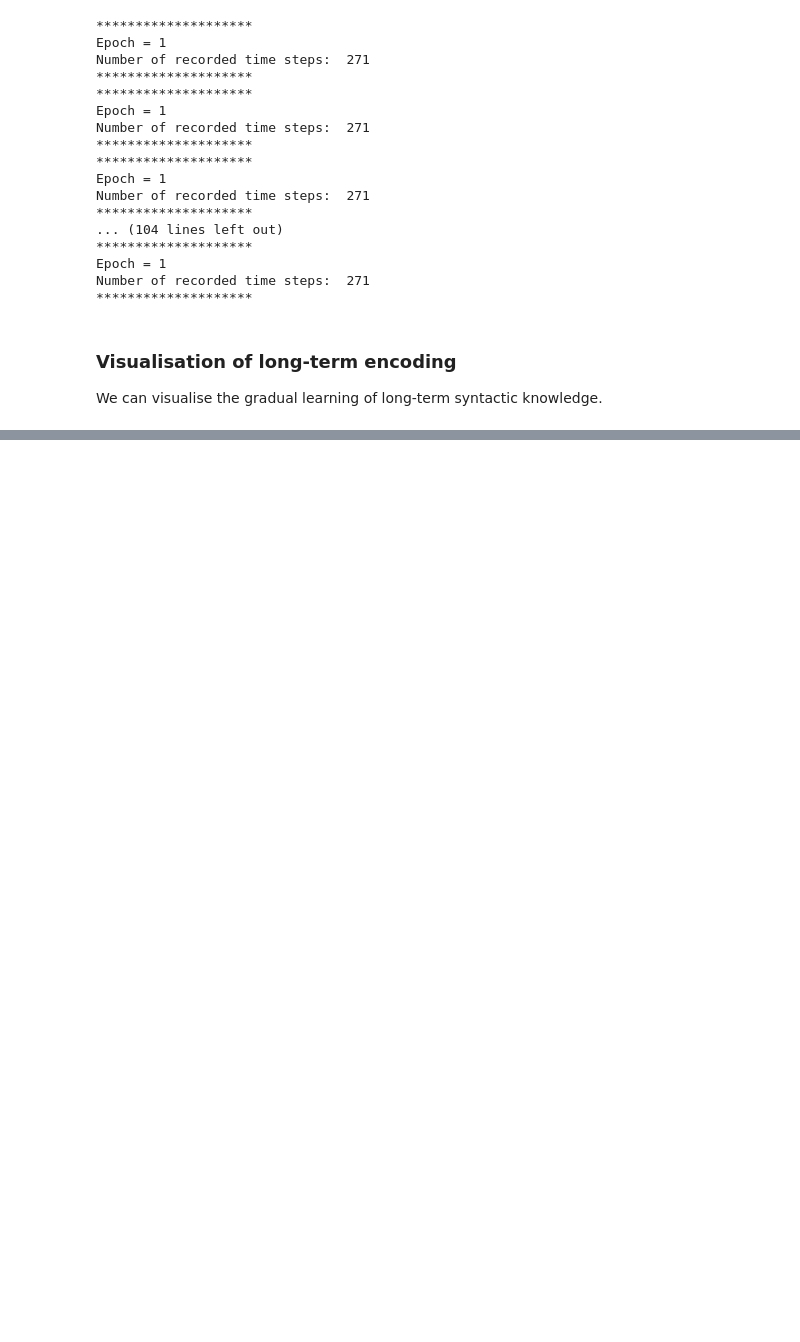
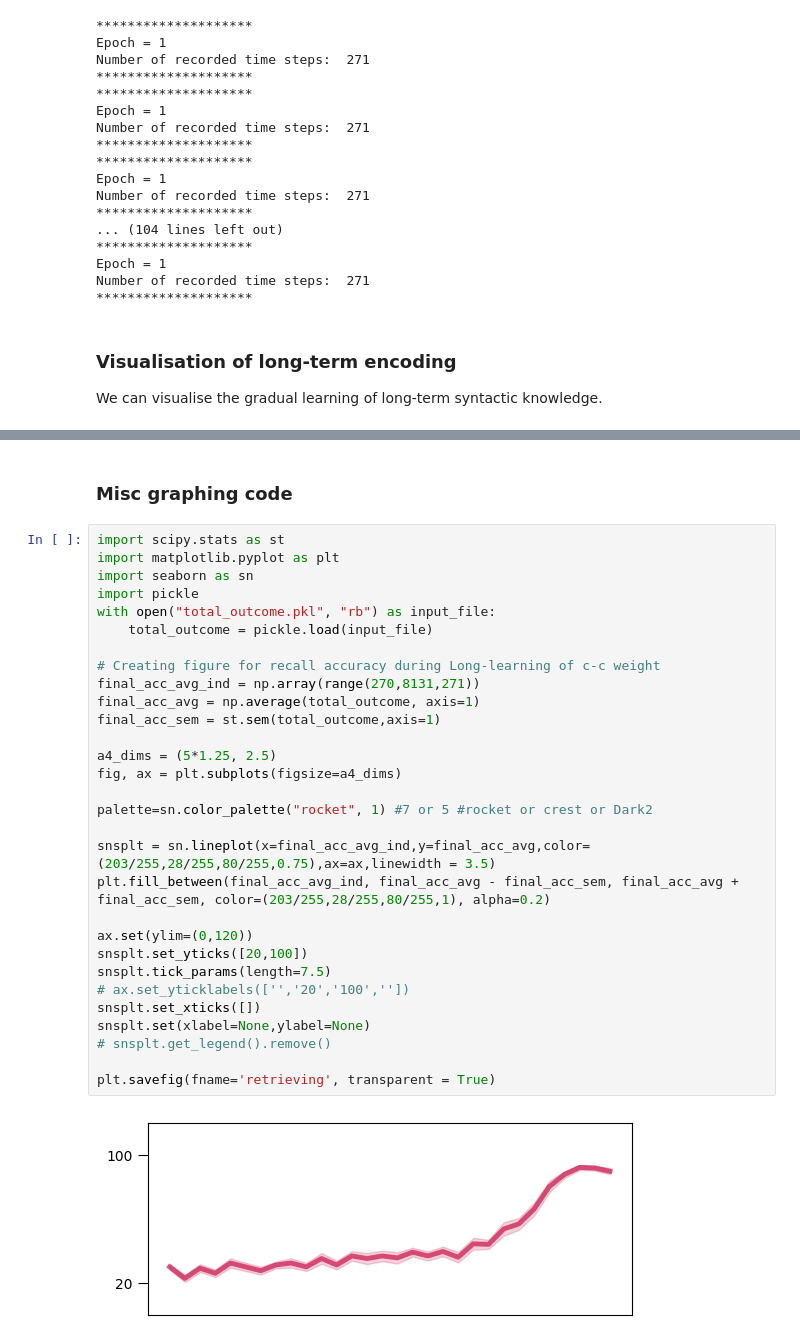
Before and after one commit to linsun2020/Syntactic_WM, a Jupyter notebook: Long term encoding.ipynb, the cells around one changed output, grey strips where cells are left out. Saved outputs shown, nothing was run; the diff lists cells and outputs as text; blank space fills up the shorter version.

```diff
--- a/Long term encoding.ipynb
+++ b/Long term encoding.ipynb
@@ -229,0 +522,34 @@ cjn.long_term_encoding_plot(cc_long_weights_hx_collection,connections_to_track)
+# %% [markdown]
+### Misc graphing code
+# %%
+import scipy.stats as st
+import matplotlib.pyplot as plt
+import seaborn as sn
+import pickle
+with open("total_outcome.pkl", "rb") as input_file:
+    total_outcome = pickle.load(input_file)
+
+# Creating figure for recall accuracy during Long-learning of c-c weight
+final_acc_avg_ind = np.array(range(270,8131,271))
+final_acc_avg = np.average(total_outcome, axis=1)
+final_acc_sem = st.sem(total_outcome,axis=1)
+
+a4_dims = (5*1.25, 2.5)
+fig, ax = plt.subplots(figsize=a4_dims)
+
+palette=sn.color_palette("rocket", 1) #7 or 5 #rocket or crest or Dark2
+
+snsplt = sn.lineplot(x=final_acc_avg_ind,y=final_acc_avg,color=(203/255,28/255,80/255,0.75),ax=ax,linewidth = 3.5)
+plt.fill_between(final_acc_avg_ind, final_acc_avg - final_acc_sem, final_acc_avg + final_acc_sem, color=(203/255,28/255,80/255,1), alpha=0.2)
+
+ax.set(ylim=(0,120))
+snsplt.set_yticks([20,100])
+snsplt.tick_params(length=7.5)
+# ax.set_yticklabels(['','20','100',''])
+snsplt.set_xticks([])
+snsplt.set(xlabel=None,ylabel=None)
+# snsplt.get_legend().remove()
+
+plt.savefig(fname='retrieving', transparent = True)
+# %% [output]
+[figure, added]
```
Also changed, not shown: parts of 12 cells of this notebook.
